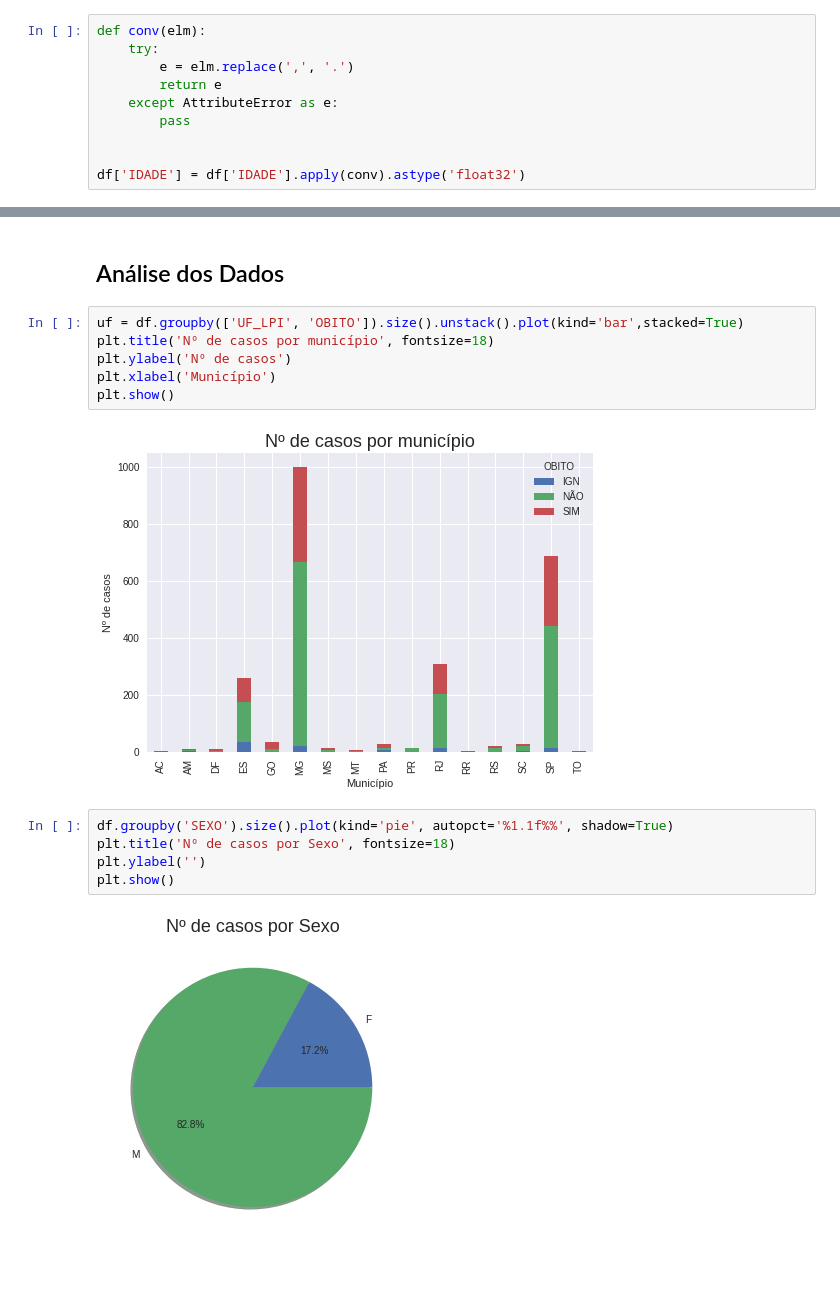
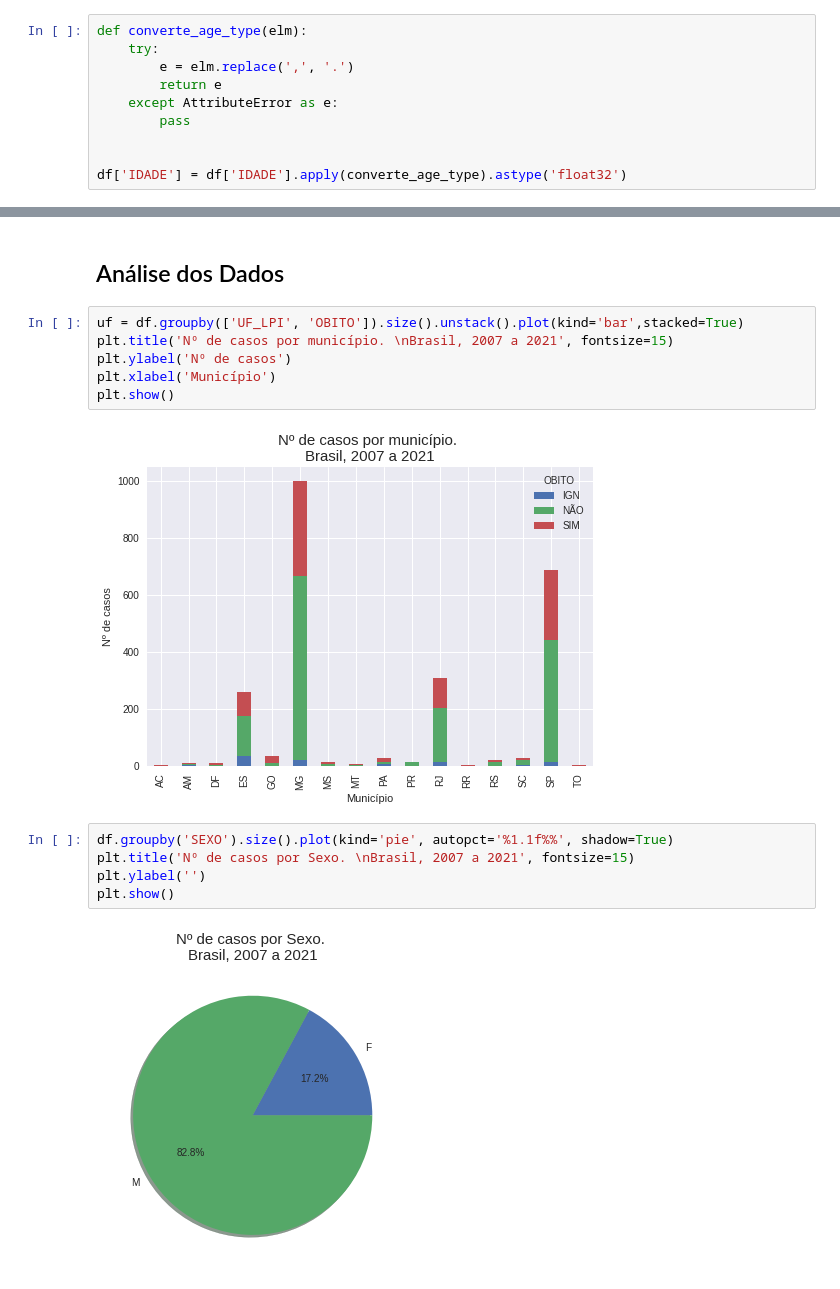
Before and after one commit to pedrosena138/if1007-tasi4, a Jupyter notebook: Analise_de_casos_de_febre_amarela_em_humanos.ipynb, the cells around one changed output, grey strips where cells are left out. Cells and saved outputs as stored; diff of their text form.

```diff
--- a/Analise_de_casos_de_febre_amarela_em_humanos.ipynb
+++ b/Analise_de_casos_de_febre_amarela_em_humanos.ipynb
@@ -123,7 +123,7 @@ None
 # %% [markdown]
 ## Tratamento de Dados
 # %%
-def conv(elm):
+def converte_age_type(elm):
     try:
         e = elm.replace(',', '.')
         return e
@@ -131,4 +131,4 @@ def conv(elm):
         pass
 
 
-df['IDADE'] = df['IDADE'].apply(conv).astype('float32')
+df['IDADE'] = df['IDADE'].apply(converte_age_type).astype('float32')
@@ -136,16 +142,16 @@ df['IDADE'] = df['IDADE'].apply(conv).astype('float32')
 ## Análise dos Dados
 # %%
 uf = df.groupby(['UF_LPI', 'OBITO']).size().unstack().plot(kind='bar',stacked=True)
-plt.title('Nº de casos por município', fontsize=18)
+plt.title('Nº de casos por município. \nBrasil, 2007 a 2021', fontsize=15)
 plt.ylabel('Nº de casos')
 plt.xlabel('Município')
 plt.show()
 # %% [output]
-[figure, old version]
+[figure, new version]
 # %%
 df.groupby('SEXO').size().plot(kind='pie', autopct='%1.1f%%', shadow=True)
-plt.title('Nº de casos por Sexo', fontsize=18)
+plt.title('Nº de casos por Sexo. \nBrasil, 2007 a 2021', fontsize=15)
 plt.ylabel('')
 plt.show()
 # %% [output]
-[figure, old version]
+[figure, new version]
```
Also changed, not shown: parts of 4 cells of this notebook.
